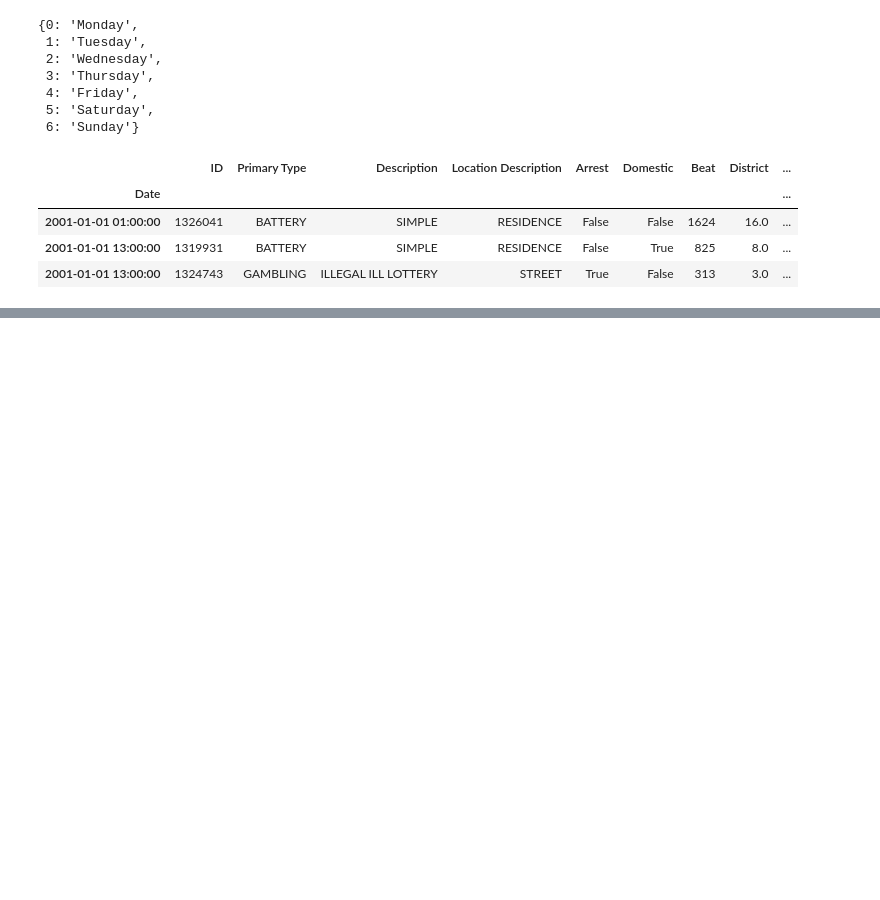
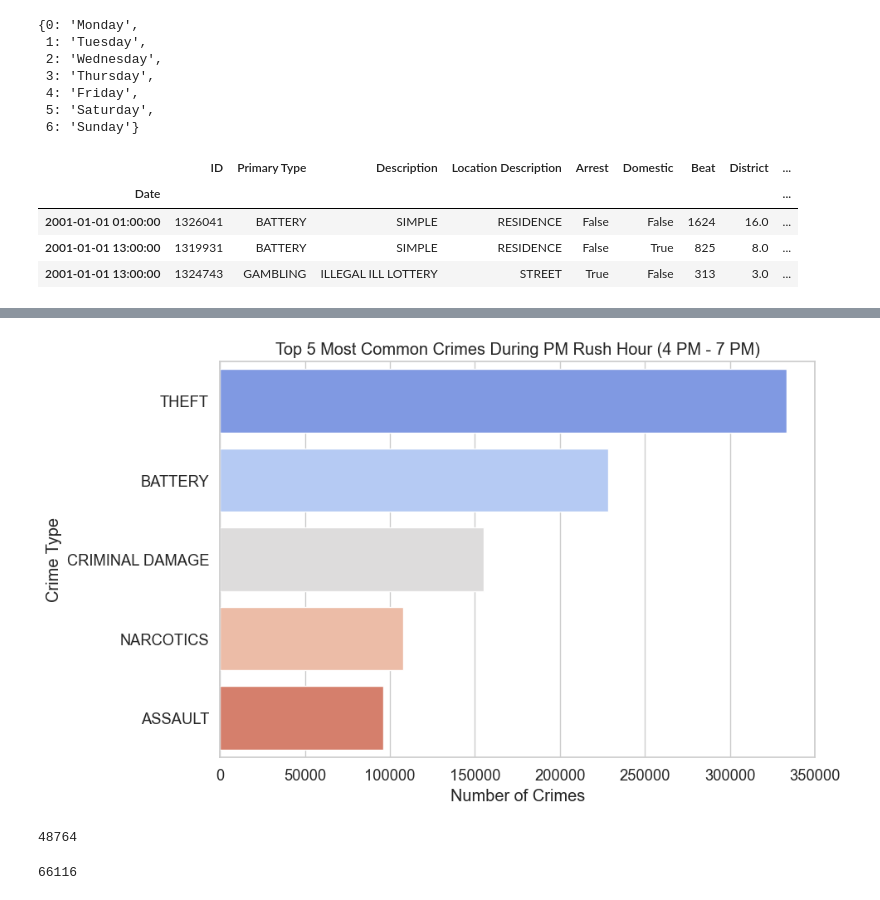
Before and after one commit to ruelanthonyb/Crime-Analysis-Project, a Jupyter notebook: Project 3 - Part 1 (Core).ipynb, the cells around one changed output, grey strips where cells are left out. Cells and saved outputs as stored; diff of their text form; code cells hidden in the pictures; blank space fills up the shorter version.

```diff
--- a/Project 3 - Part 1 (Core).ipynb
+++ b/Project 3 - Part 1 (Core).ipynb
@@ -718,0 +454,23 @@ result.plot()
+# %%
+# Visualization of Top 5 crimes during PM rush hour
+plt.figure(figsize=(10, 6))
+sns.barplot(x=top_5_pm.values, y=top_5_pm.index, palette='coolwarm')
+plt.title('Top 5 Most Common Crimes During PM Rush Hour (4 PM - 7 PM)')
+plt.xlabel('Number of Crimes')
+plt.ylabel('Crime Type')
+plt.tight_layout()
+plt.show()
+# %% [output]
+[figure, added]
+# %%
+# Motor Vehicle Thefts during AM rush hours
+mv_am = am_rush[am_rush['Primary Type'] == 'MOTOR VEHICLE THEFT'].shape[0]
+mv_am
+# %% [output]
+48764
+# %%
+# Motor Vehicle Thefts during PM rush hours
+mv_pm = pm_rush[pm_rush['Primary Type'] == 'MOTOR VEHICLE THEFT'].shape[0]
+mv_pm
+# %% [output]
+66116
```
Also changed, not shown: parts of 56 cells of this notebook.
